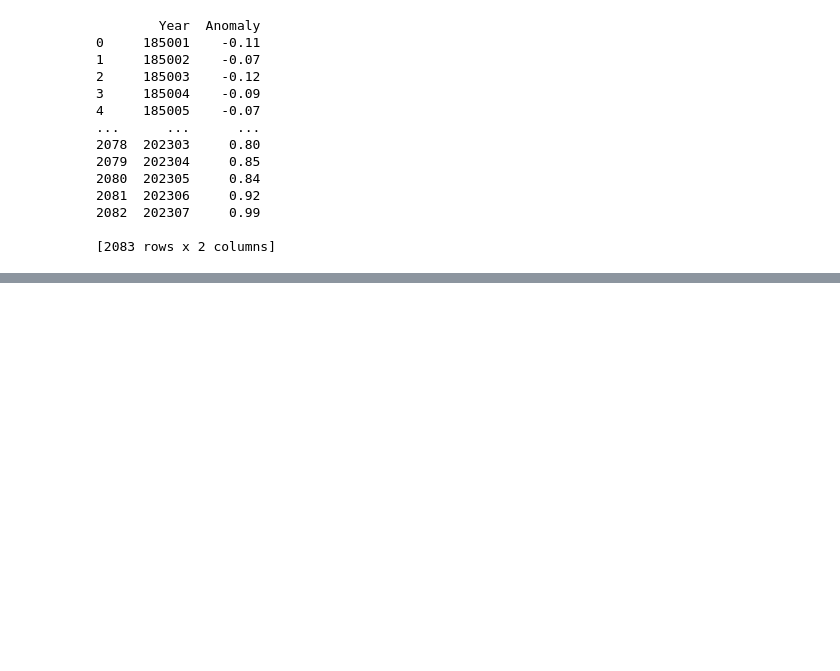
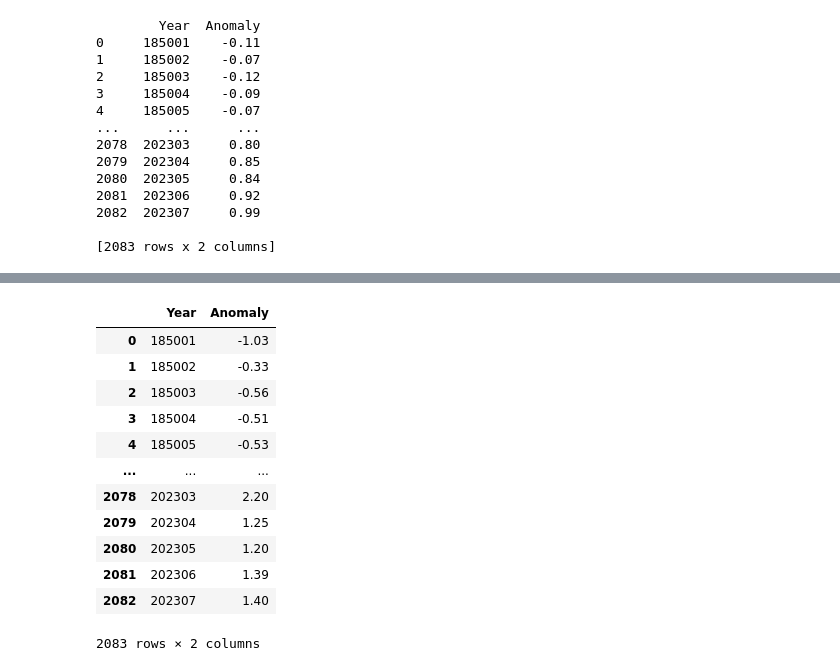
Before and after one commit to jdmandras/Project-3, a Jupyter notebook: Individual Workspaces/Mavin Gill/Project_3.ipynb, the cells around one changed output, grey strips where cells are left out. Saved outputs shown, nothing was run; the diff lists cells and outputs as text; code cells hidden in the pictures; blank space fills up the shorter version.

```diff
--- a/Individual Workspaces/Mavin Gill/Project_3.ipynb
+++ b/Individual Workspaces/Mavin Gill/Project_3.ipynb
@@ -346,0 +306,20 @@ print(landocean_df)
+# %%
+# Read the tab-separated CSV file
+landocean_df = pd.read_csv("Global_Land_Temp_Anom.csv",skiprows=4, delimiter=',')
+
+# Display the DataFrame
+landocean_df
+# %% [output]
+|  | Year | Anomaly |
+| 0 | 185001 | -1.03 |
+| 1 | 185002 | -0.33 |
+| 2 | 185003 | -0.56 |
+| 3 | 185004 | -0.51 |
+| 4 | 185005 | -0.53 |
+| ... | ... | ... |
+| 2078 | 202303 | 2.20 |
+| 2079 | 202304 | 1.25 |
+| 2080 | 202305 | 1.20 |
+| 2081 | 202306 | 1.39 |
+| 2082 | 202307 | 1.40 |
+2083 rows × 2 columns
```
Also changed, not shown: parts of 3 cells of this notebook.
